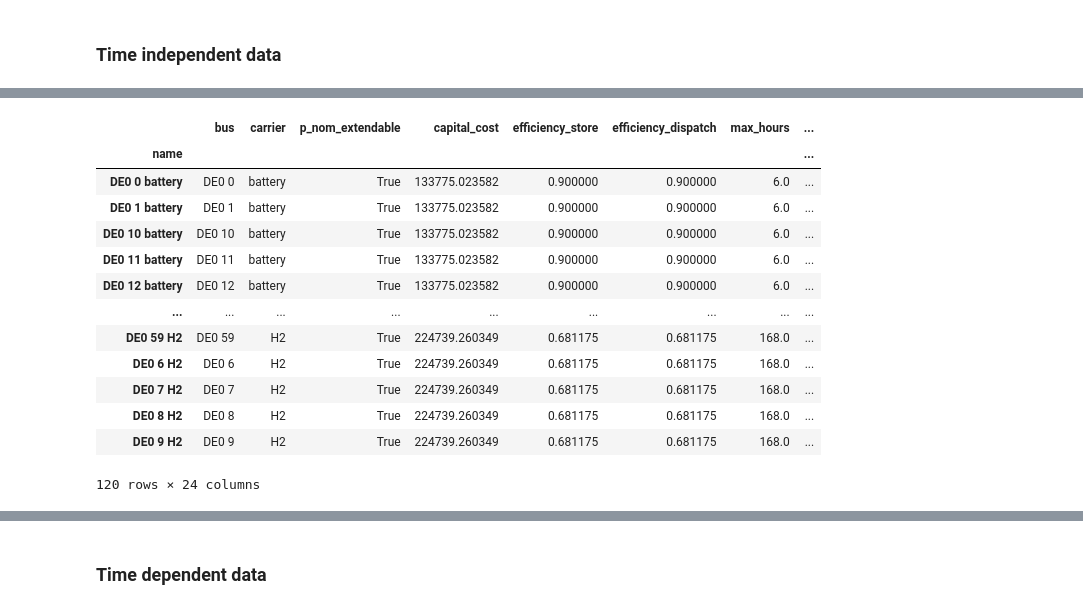
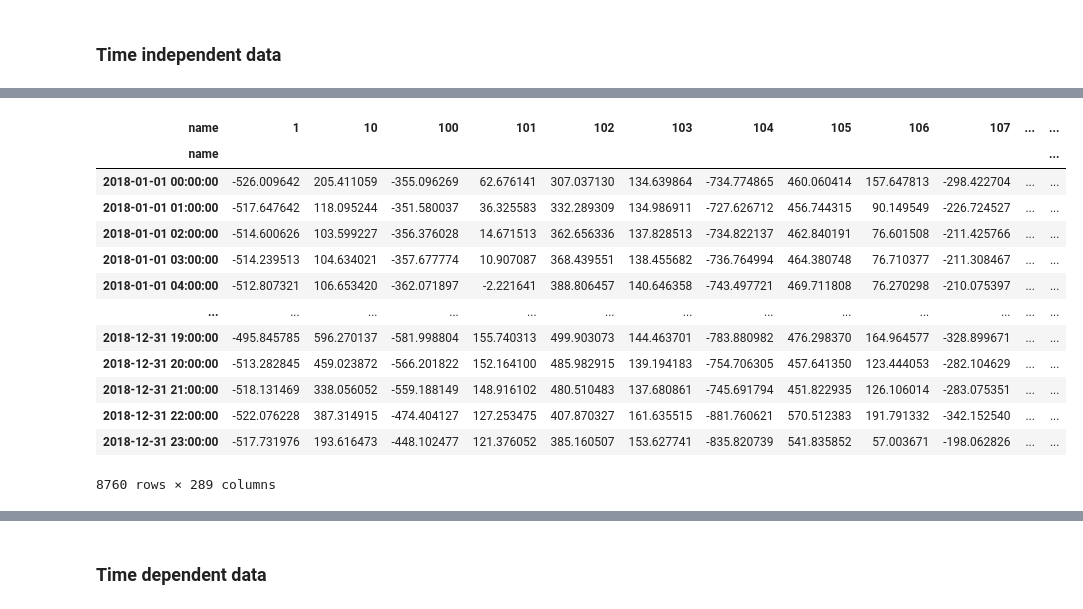
Before and after one commit to WillemDafoe42/pypsa-eur, a Jupyter notebook: Jupyter Notebook/Analysis Notebook.ipynb, the cells around one changed output, grey strips where cells are left out. Drawn from its saved outputs; the diff is of its cells as text; code cells hidden in the pictures.

```diff
--- a/Jupyter Notebook/Analysis Notebook.ipynb
+++ b/Jupyter Notebook/Analysis Notebook.ipynb
@@ -51,21 +67,20 @@ df_lines
-# %%
-df_storage = n.storage_units
-df_storage
-# %% [output]
-|  | bus | carrier | p_nom_extendable | capital_cost | efficiency_store | efficiency_dispatch | max_hours | ... |
-| name |  |  |  |  |  |  |  | ... |
-| DE0 0 battery | DE0 0 | battery | True | 133775.023582 | 0.900000 | 0.900000 | 6.0 | ... |
-| DE0 1 battery | DE0 1 | battery | True | 133775.023582 | 0.900000 | 0.900000 | 6.0 | ... |
-| DE0 10 battery | DE0 10 | battery | True | 133775.023582 | 0.900000 | 0.900000 | 6.0 | ... |
-| DE0 11 battery | DE0 11 | battery | True | 133775.023582 | 0.900000 | 0.900000 | 6.0 | ... |
-| DE0 12 battery | DE0 12 | battery | True | 133775.023582 | 0.900000 | 0.900000 | 6.0 | ... |
-| ... | ... | ... | ... | ... | ... | ... | ... | ... |
-| DE0 59 H2 | DE0 59 | H2 | True | 224739.260349 | 0.681175 | 0.681175 | 168.0 | ... |
-| DE0 6 H2 | DE0 6 | H2 | True | 224739.260349 | 0.681175 | 0.681175 | 168.0 | ... |
-| DE0 7 H2 | DE0 7 | H2 | True | 224739.260349 | 0.681175 | 0.681175 | 168.0 | ... |
-| DE0 8 H2 | DE0 8 | H2 | True | 224739.260349 | 0.681175 | 0.681175 | 168.0 | ... |
-| DE0 9 H2 | DE0 9 | H2 | True | 224739.260349 | 0.681175 | 0.681175 | 168.0 | ... |
-120 rows × 24 columns
+# %%
+n.lines_t.p0
+# %% [output]
+| name | 1 | 10 | 100 | 101 | 102 | 103 | 104 | 105 | 106 | 107 | ... | ... |
+| name |  |  |  |  |  |  |  |  |  |  |  | ... |
+| 2018-01-01 00:00:00 | -526.009642 | 205.411059 | -355.096269 | 62.676141 | 307.037130 | 134.639864 | -734.774865 | 460.060414 | 157.647813 | -298.422704 | ... | ... |
+| 2018-01-01 01:00:00 | -517.647642 | 118.095244 | -351.580037 | 36.325583 | 332.289309 | 134.986911 | -727.626712 | 456.744315 | 90.149549 | -226.724527 | ... | ... |
+| 2018-01-01 02:00:00 | -514.600626 | 103.599227 | -356.376028 | 14.671513 | 362.656336 | 137.828513 | -734.822137 | 462.840191 | 76.601508 | -211.425766 | ... | ... |
+| 2018-01-01 03:00:00 | -514.239513 | 104.634021 | -357.677774 | 10.907087 | 368.439551 | 138.455682 | -736.764994 | 464.380748 | 76.710377 | -211.308467 | ... | ... |
+| 2018-01-01 04:00:00 | -512.807321 | 106.653420 | -362.071897 | -2.221641 | 388.806457 | 140.646358 | -743.497721 | 469.711808 | 76.270298 | -210.075397 | ... | ... |
+| ... | ... | ... | ... | ... | ... | ... | ... | ... | ... | ... | ... | ... |
+| 2018-12-31 19:00:00 | -495.845785 | 596.270137 | -581.998804 | 155.740313 | 499.903073 | 144.463701 | -783.880982 | 476.298370 | 164.964577 | -328.899671 | ... | ... |
+| 2018-12-31 20:00:00 | -513.282845 | 459.023872 | -566.201822 | 152.164100 | 485.982915 | 139.194183 | -754.706305 | 457.641350 | 123.444053 | -282.104629 | ... | ... |
+| 2018-12-31 21:00:00 | -518.131469 | 338.056052 | -559.188149 | 148.916102 | 480.510483 | 137.680861 | -745.691794 | 451.822935 | 126.106014 | -283.075351 | ... | ... |
+| 2018-12-31 22:00:00 | -522.076228 | 387.314915 | -474.404127 | 127.253475 | 407.870327 | 161.635515 | -881.760621 | 570.512383 | 191.791332 | -342.152540 | ... | ... |
+| 2018-12-31 23:00:00 | -517.731976 | 193.616473 | -448.102477 | 121.376052 | 385.160507 | 153.627741 | -835.820739 | 541.835852 | 57.003671 | -198.062826 | ... | ... |
+8760 rows × 289 columns
 # %%
 df_loads = n.loads
 df_loads
```
Also changed, not shown: parts of 11 cells of this notebook, 50 other files.
